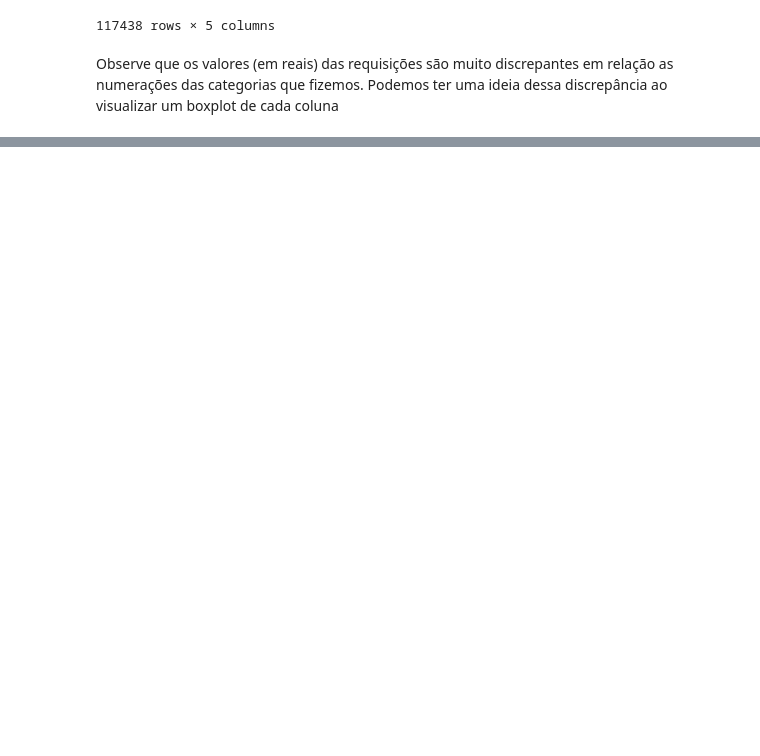
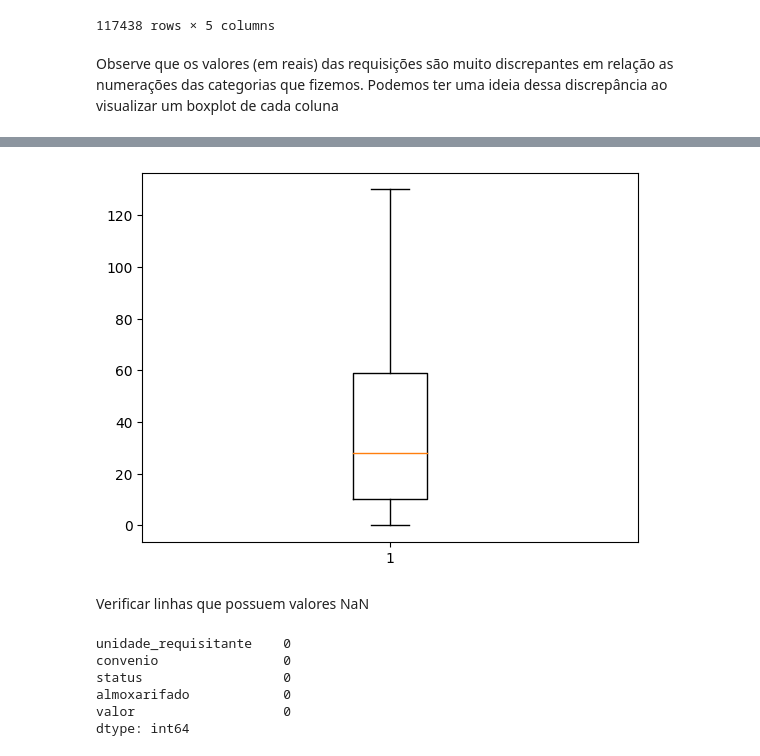
Before and after one commit to raphaelramosds/material-requests, a Jupyter notebook: Projeto 1 - Predizer Status de Requisicoes.ipynb, the cells around one changed output, grey strips where cells are left out. Drawn from its saved outputs; the diff is of its cells as text; code cells hidden in the pictures; blank space fills up the shorter version.

```diff
--- a/Projeto 1 - Predizer Status de Requisicoes.ipynb
+++ b/Projeto 1 - Predizer Status de Requisicoes.ipynb
@@ -201,0 +187,18 @@ import matplotlib.pyplot as plt
+# %%
+# Remover valores outliers
+df = df.loc[df['valor'] < 130]
+plt.boxplot(df['valor'])
+plt.show()
+# %% [output]
+[figure, added]
+# %% [markdown]
+Verificar linhas que possuem valores NaN
+# %%
+df.isna().sum()
+# %% [output]
+unidade_requisitante    0
+convenio                0
+status                  0
+almoxarifado            0
+valor                   0
+dtype: int64
```
Also changed, not shown: parts of 10 cells of this notebook.
